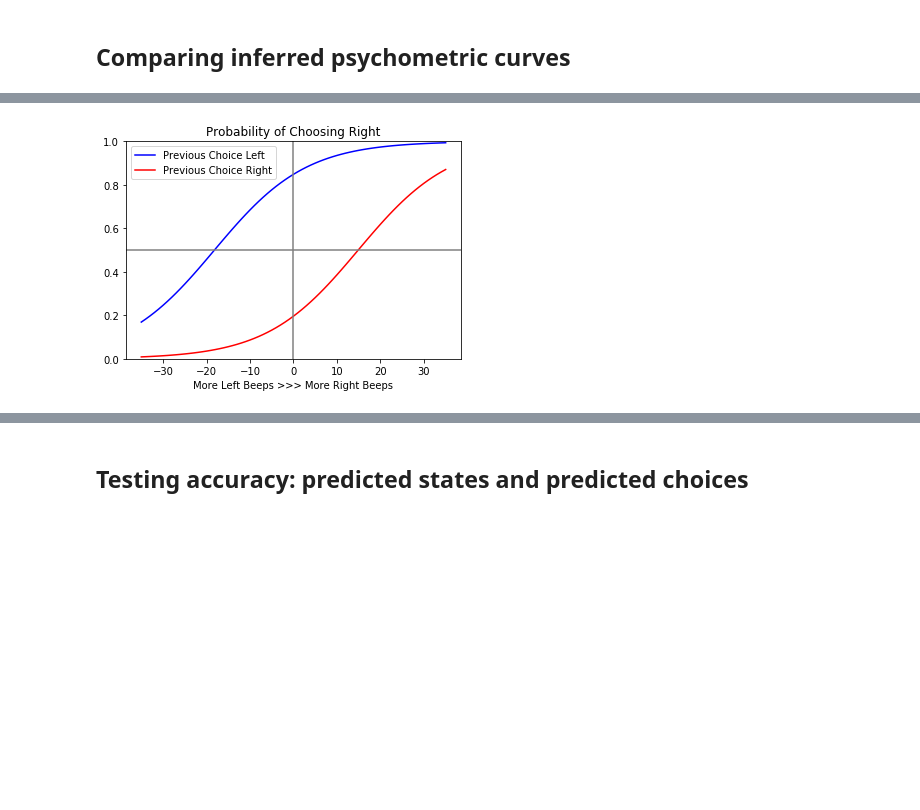
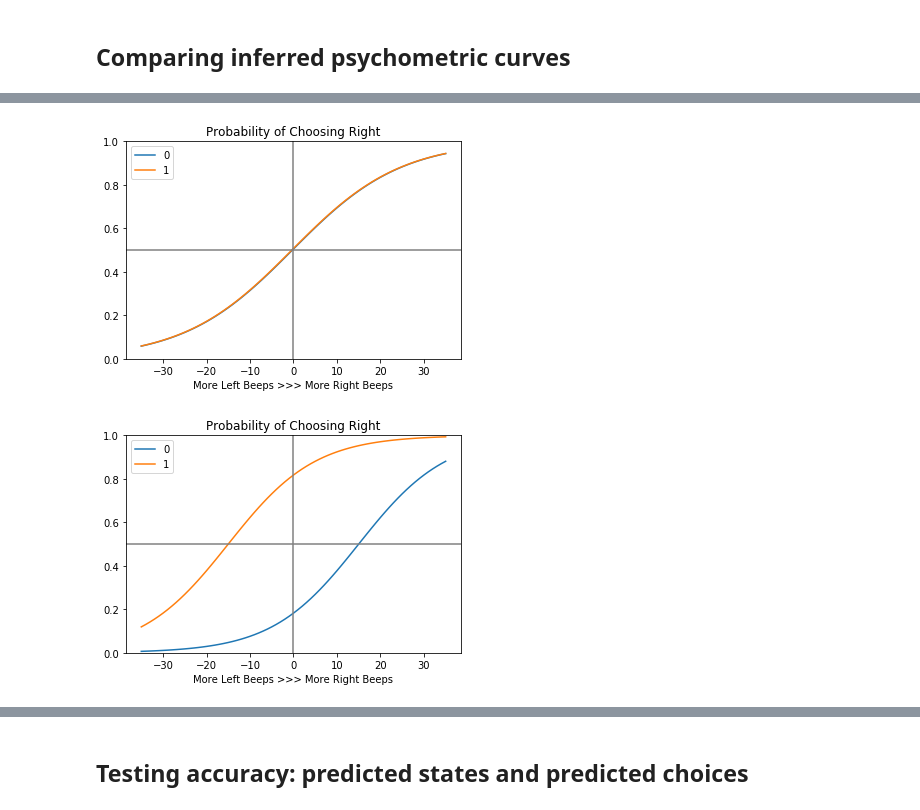
Before and after one commit to chingf/glm-hmm, a Jupyter notebook: 2019-11-13-glmhmm-syntheticdata.ipynb, the cells around one changed output, grey strips where cells are left out. Saved outputs shown, nothing was run; the diff lists cells and outputs as text; code cells hidden in the pictures; blank space fills up the shorter version.

```diff
--- a/2019-11-13-glmhmm-syntheticdata.ipynb
+++ b/2019-11-13-glmhmm-syntheticdata.ipynb
@@ -55,5 +53,22 @@ def plot_psychometric_coefs(coefs):
+# %%
+def find_best_p_weight(results):
+    """
+    Assuming results is a dictionary over prior weights. Each entry
+    of the dictionary is a list of 20 runs of the GLMHMM
+    """
+
+    best_p_weight = None
+    best_score = -np.inf
+    for p_weight in results.keys():
+        sample_glmhmms = results[p_weight]
+        sample_scores = [s['test_ll'] for s in sample_glmhmms]
+        score = max(sample_scores)
+        if score > best_score:
+            best_p_weight = p_weight
+            best_score = score
+    return best_p_weight
 # %%
-filename = "std_prevbiased2state_results"
+filename = "habanero_results/std_med2fixedstate_results"
 all_results = pickle.load(open(
     filename + ".p", "rb"
     ))
@@ -92,13 +144,22 @@ sns.lineplot(
 # Collect log likelihoods
 test_lls = []
 dsizes = []
+pred_scores = []
 for dsize in results_dsize.keys():
+    p_weight = find_best_p_weight(results_dsize[dsize])
     results = results_dsize[dsize][p_weight]
     for result in results:
         test_lls.append(result['test_ll'])
         dsizes.append(dsize)
+        hmm = result['hmm']
+        X_test = result['X_test']
+        y_test = result['y_test']
+        pred_choices = predict(hmm, X_test, y_test)
+        true_choices = y_test.flatten()[1:]
+        pred_score = np.sum(pred_choices == true_choices)/true_choices.size
+        pred_scores.append(pred_score)
 df = pd.DataFrame({
-    'dsizes': dsizes, 'test_lls': test_lls
+    'dsizes': dsizes, 'test_lls': test_lls, 'pred_scores': pred_scores
     })
 # %%
 # Plot Log-Likes as a function of datasize
@@ -117,5 +187,5 @@ dict_keys([100, 200, 400, 600, 800, 1000, 1200, 1500, 2000, 2500, 3000, 4000, 45
 # %%
-results = results_dsize[1500][p_weight]
+results = results_dsize[4500][p_weight]
 results_test_lls = [r['test_ll'] for r in results]
 hmm = results[np.argmax(results_test_lls)]['hmm']
 # %%
@@ -125,4 +196,5 @@ plot_psychometric_coefs(true_hmm.coefs[1])
 # %%
-plot_psychometric_coefs(hmm.observations.coef[0])
+plot_psychometric_coefs(hmm.observations.coef)
 # %% [output]
-[figure, old version]
+[figure, new version]
+[figure, added]
```
Also changed, not shown: parts of 21 cells of this notebook, 5 other files.
